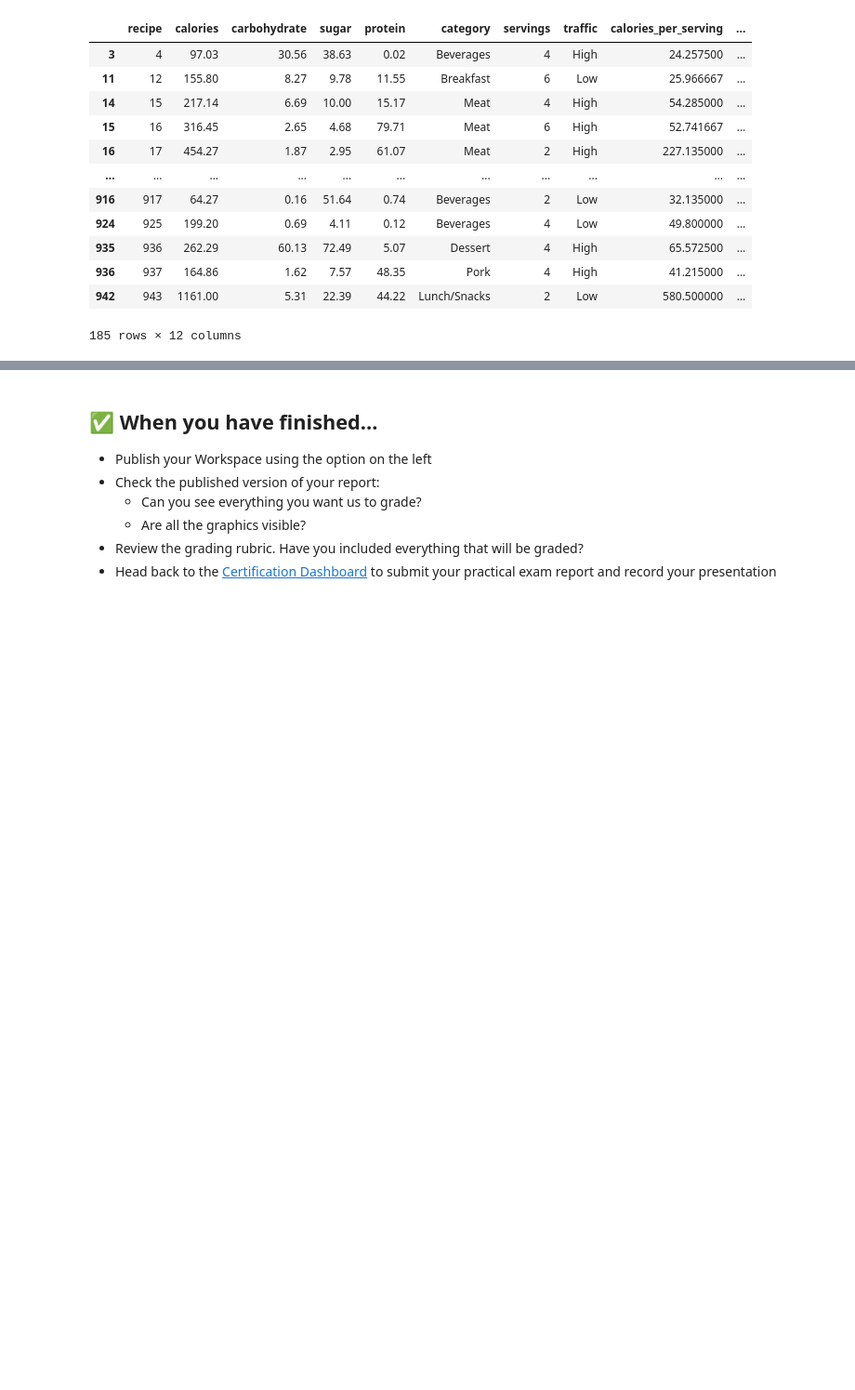
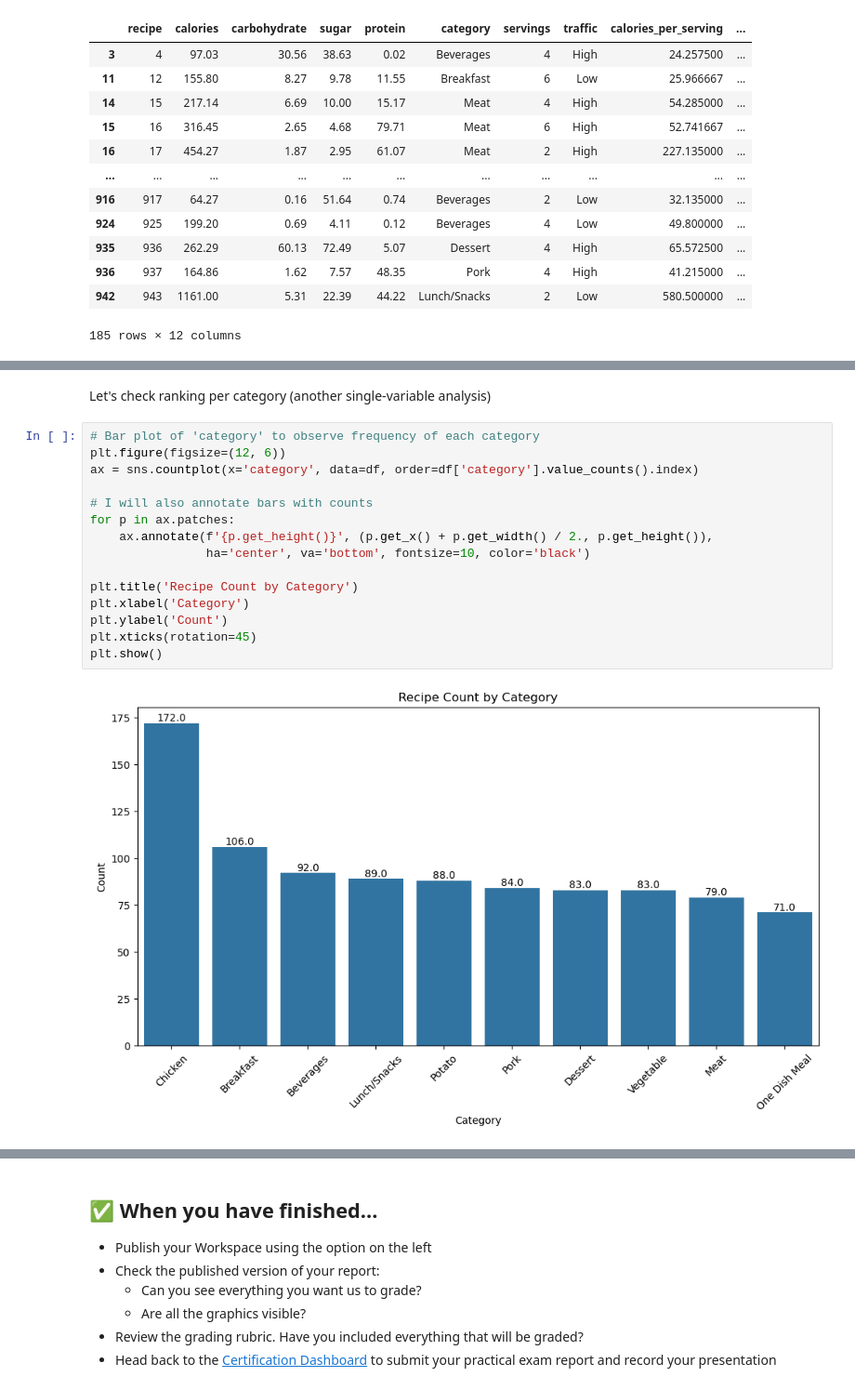
Before and after one commit to realivanivani/Recipe-Site-Traffic-Predictor, a Jupyter notebook: notebook_second_version.ipynb, the cells around one changed output, grey strips where cells are left out. Shown at 93% size. Drawn from its saved outputs; the diff is of its cells as text; blank space fills up the shorter version.

```diff
--- a/notebook_second_version.ipynb
+++ b/notebook_second_version.ipynb
@@ -281,0 +394,19 @@ df[df.sugar > df.carbohydrate]
+# %% [markdown]
+Let's check ranking per category (another single-variable analysis)
+# %%
+# Bar plot of 'category' to observe frequency of each category
+plt.figure(figsize=(12, 6))
+ax = sns.countplot(x='category', data=df, order=df['category'].value_counts().index)
+
+# I will also annotate bars with counts
+for p in ax.patches:
+    ax.annotate(f'{p.get_height()}', (p.get_x() + p.get_width() / 2., p.get_height()),
+                ha='center', va='bottom', fontsize=10, color='black')
+
+plt.title('Recipe Count by Category')
+plt.xlabel('Category')
+plt.ylabel('Count')
+plt.xticks(rotation=45)
+plt.show()
+# %% [output]
+[figure, added]
```
Also changed, not shown: parts of 45 cells of this notebook.
